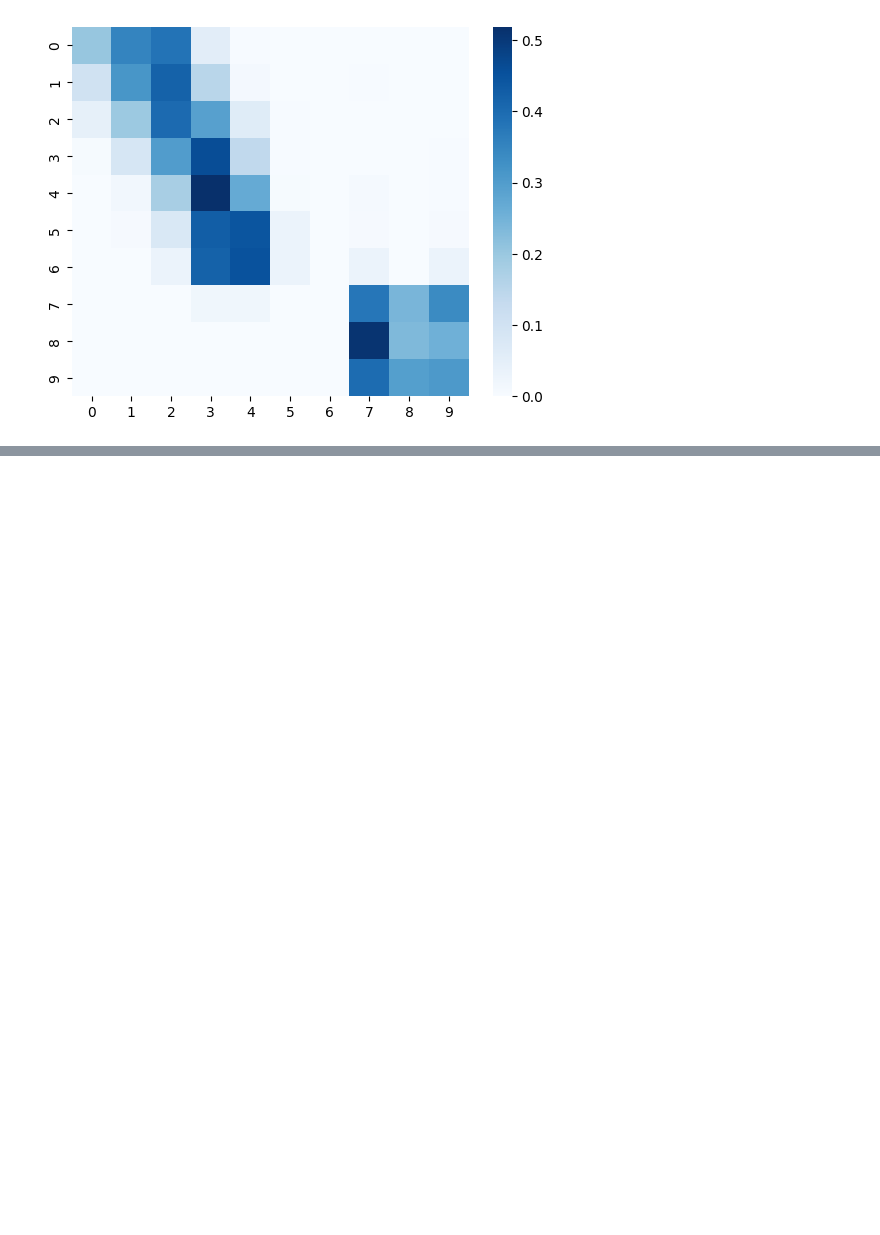
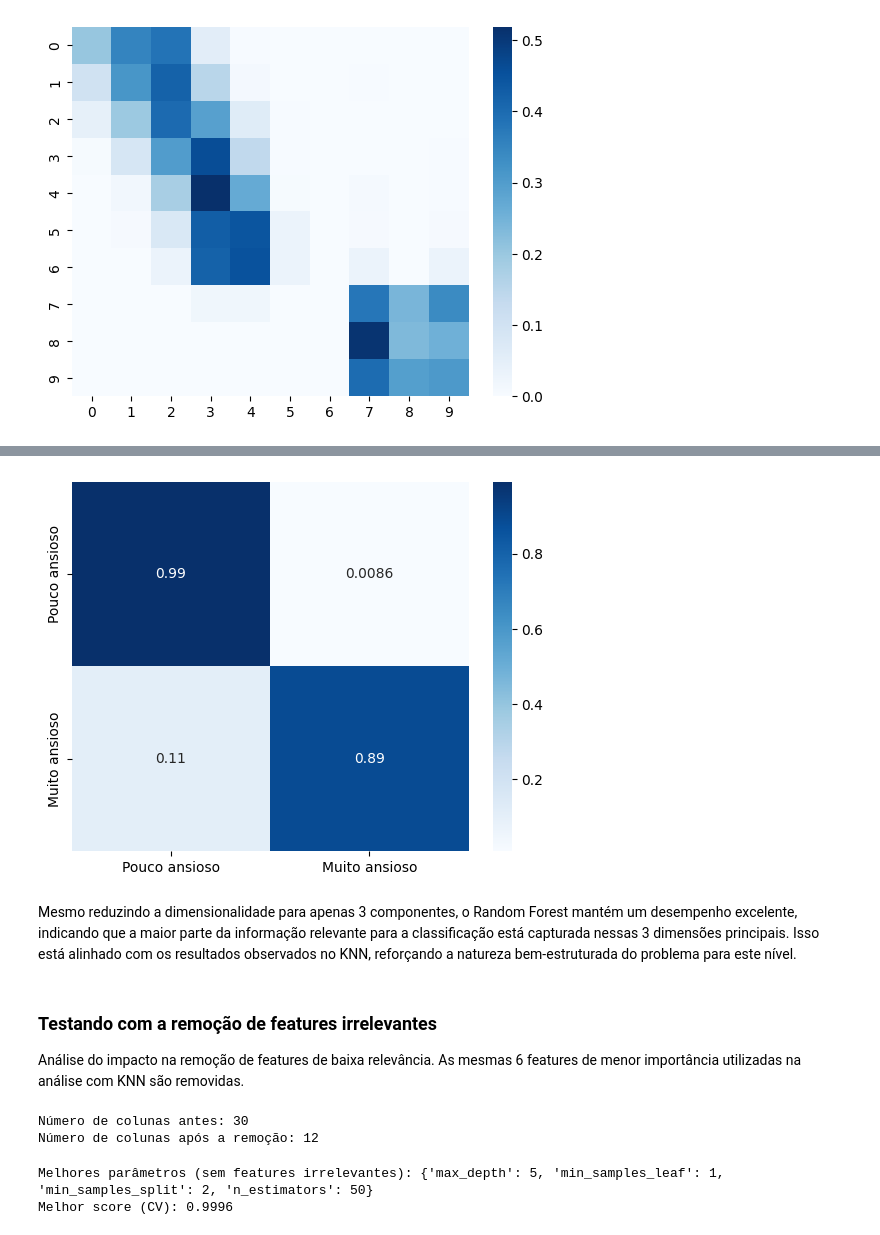
Before and after one commit to joaoloss/social-anxiety-analysis, a Jupyter notebook: src.ipynb, the cells around one changed output, grey strips where cells are left out. Drawn from its saved outputs; the diff is of its cells as text; code cells hidden in the pictures; blank space fills up the shorter version.

```diff
--- a/src.ipynb
+++ b/src.ipynb
@@ -948,0 +1019,4 @@ weighted avg       0.34      0.33      0.31      2750
+# %%
+X_1_test_2d = pca.transform(X_1_test)
+y_pred_2d = clf_pca.predict(X_1_test_2d)
+print(classification_report(y_1_test, y_pred_2d))
@@ -948,0 +1032,40 @@ weighted avg       0.34      0.33      0.31      2750
+# %%
+sns.heatmap(confusion_matrix(y_1_test, y_pred_2d, normalize='true'), annot=True, cmap='Blues', xticklabels=['Pouco ansioso', 'Muito ansioso'], yticklabels=['Pouco ansioso', 'Muito ansioso']);
+# %% [output]
+[figure, added]
+# %% [markdown]
+Mesmo reduzindo a dimensionalidade para apenas 3 componentes, o Random Forest mantém um desempenho excelente, indicando que a maior parte da informação relevante para a classificação está capturada nessas 3 dimensões principais. Isso está alinhado com os resultados observados no KNN, reforçando a natureza bem-estruturada do problema para este nível.
+# %% [markdown]
+### Testando com a remoção de features irrelevantes
+
+Análise do impacto na remoção de features de baixa relevância. As mesmas 6 features de menor importância utilizadas na análise com KNN são removidas.
+# %%
+aux = [
+    'Dizziness',
+    'Recent Major Life Event',
+    'Smoking',
+    'Medication',
+    'Occupation',
+    'Gender'
+]
+
+irrelevant_cols = list()
+for df_col in train_df_level_1.columns:
+    for c in aux:
+        if c in df_col:
+            irrelevant_cols.append(df_col)
+
+print("Número de colunas antes:", X_1_train.shape[1])
+print("Número de colunas após a remoção:", X_1_train.shape[1] - len(irrelevant_cols))
+# %% [output]
+Número de colunas antes: 30
+Número de colunas após a remoção: 12
+# %%
+X_1_train_no_irrelevant = train_df_level_1.drop(columns=irrelevant_cols + ['label', 'original_label'])
+clf_no_irrelevant = GridSearchCV(RandomForestClassifier(random_state=42), params, cv=5)
+clf_no_irrelevant.fit(X_1_train_no_irrelevant, y_1_train)
+print(f"Melhores parâmetros (sem features irrelevantes): {clf_no_irrelevant.best_params_}")
+print(f"Melhor score (CV): {clf_no_irrelevant.best_score_:.4f}")
+# %% [output]
+Melhores parâmetros (sem features irrelevantes): {'max_depth': 5, 'min_samples_leaf': 1, 'min_samples_split': 2, 'n_estimators': 50}
+Melhor score (CV): 0.9996
```
Also changed, not shown: parts of 23 cells of this notebook.
